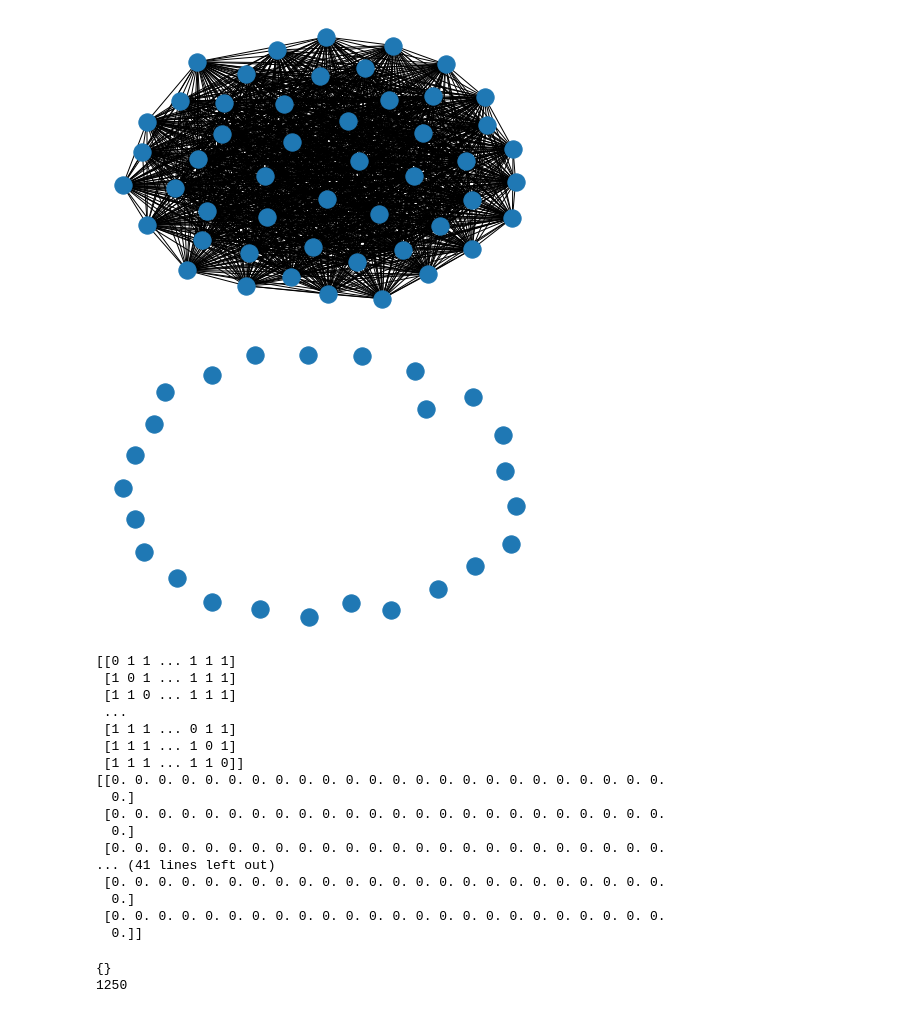
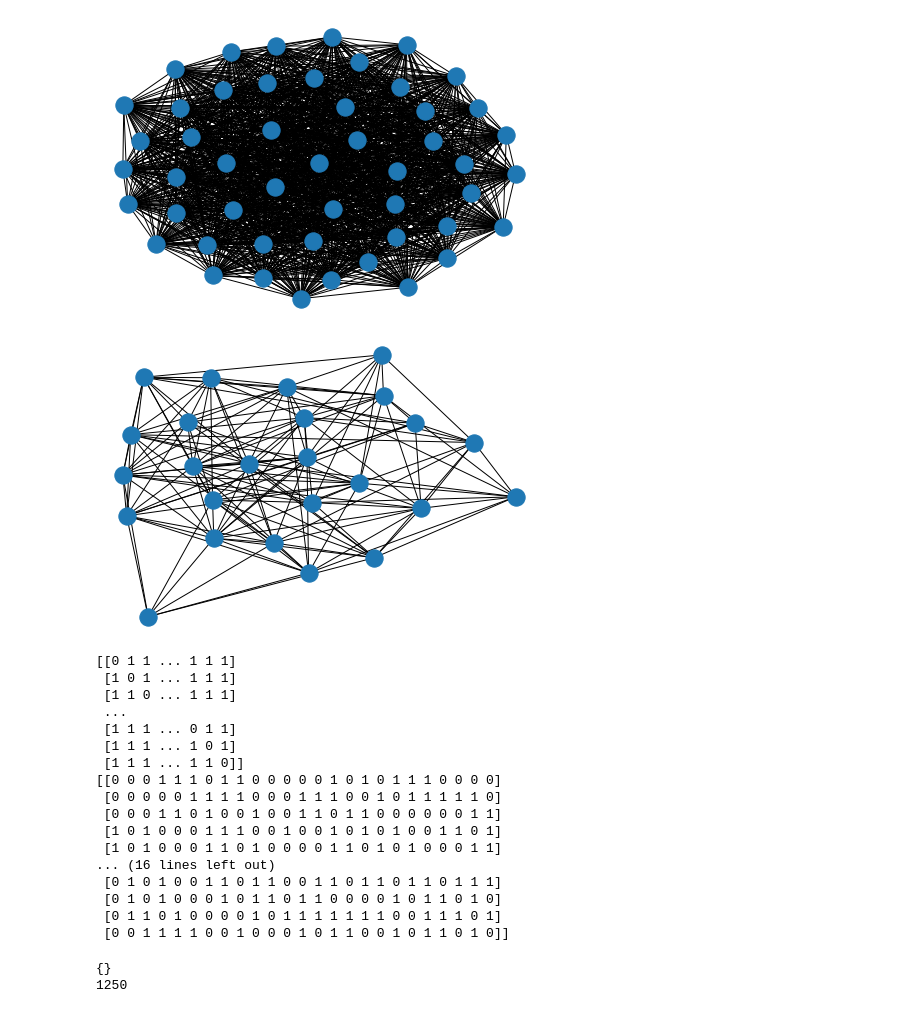
Before and after one commit to rajeshkpandey/AWESOME-FER, a Jupyter notebook: Epidemics_ABM.ipynb, the cells around one changed output. Drawn from its saved outputs; the diff is of its cells as text; code cells hidden in the pictures.

```diff
--- a/Epidemics_ABM.ipynb
+++ b/Epidemics_ABM.ipynb
@@ -3,36 +3,36 @@
 # %%
 #Erdos-Renyi Graph in Networkx
 import random
 import copy
 from networkx import nx
 import matplotlib.pyplot as plt
 
 N = 50  # 50 Indian Cities
 K = 25000  # 400000 Agents(people under influence)
 #M = 30  # 30 Edges
 NN = 25 # 50 nodes contact network of Cities
 
 
 #Graph = nx.gnm_random_graph(N, M)
 
 P = 1 #Probabibilty for Node Connection in random graph
-PP = 0
+PP = .5
 Graph = nx.erdos_renyi_graph(N,P) # Use Networkx to generate a random graph of N nodes being connected with probability P.
 GraphN = nx.erdos_renyi_graph(NN,PP)
 
 
 # some network properties
 #print("the adjacency list")
 #for line in nx.generate_adjlist(Graph):
 #    print(line)
 
 nx.draw(Graph)
 plt.show()
 nx.draw(GraphN)
 plt.show()
 # %% [output]
-[figure, old version]
+[figure, new version]
-[figure, old version]
+[figure, new version]
 # %%
 #!jupyter notebook --generate-config
 # %%
@@ -56,16 +56,16 @@ print(Adjacency_matrixN)
  [1 1 1 ... 0 1 1]
  [1 1 1 ... 1 0 1]
  [1 1 1 ... 1 1 0]]
-[[0. 0. 0. 0. 0. 0. 0. 0. 0. 0. 0. 0. 0. 0. 0. 0. 0. 0. 0. 0. 0. 0. 0. 0.
-  0.]
- [0. 0. 0. 0. 0. 0. 0. 0. 0. 0. 0. 0. 0. 0. 0. 0. 0. 0. 0. 0. 0. 0. 0. 0.
-  0.]
- [0. 0. 0. 0. 0. 0. 0. 0. 0. 0. 0. 0. 0. 0. 0. 0. 0. 0. 0. 0. 0. 0. 0. 0.
-... (41 lines left out)
- [0. 0. 0. 0. 0. 0. 0. 0. 0. 0. 0. 0. 0. 0. 0. 0. 0. 0. 0. 0. 0. 0. 0. 0.
-  0.]
- [0. 0. 0. 0. 0. 0. 0. 0. 0. 0. 0. 0. 0. 0. 0. 0. 0. 0. 0. 0. 0. 0. 0. 0.
-  0.]]
+[[0 0 0 1 1 1 0 1 1 0 0 0 0 0 1 0 1 0 1 1 1 0 0 0 0]
+ [0 0 0 0 0 1 1 1 1 0 0 0 1 1 1 0 0 1 0 1 1 1 1 1 0]
+ [0 0 0 1 1 0 1 0 0 1 0 0 1 1 0 1 1 0 0 0 0 0 0 1 1]
+ [1 0 1 0 0 0 1 1 1 0 0 1 0 0 1 0 1 0 1 0 0 1 1 0 1]
+ [1 0 1 0 0 0 1 1 0 1 0 0 0 0 1 1 0 1 0 1 0 0 0 1 1]
+... (16 lines left out)
+ [0 1 0 1 0 0 1 1 0 1 1 0 0 1 1 0 1 1 0 1 1 0 1 1 1]
+ [0 1 0 1 0 0 0 1 0 1 1 0 1 1 0 0 0 0 1 0 1 1 0 1 0]
+ [0 1 1 0 1 0 0 0 0 1 0 1 1 1 1 1 1 1 0 0 1 1 1 0 1]
+ [0 0 1 1 1 1 0 0 1 0 0 0 1 0 1 1 0 0 1 0 1 1 0 1 0]]
 # %%
 #Empty Node Dictionary [ A Dictionary consisting list of agent states on Graph Nodes]
 Node = {}
```
Also changed, not shown: parts of 1 cell of this notebook.
